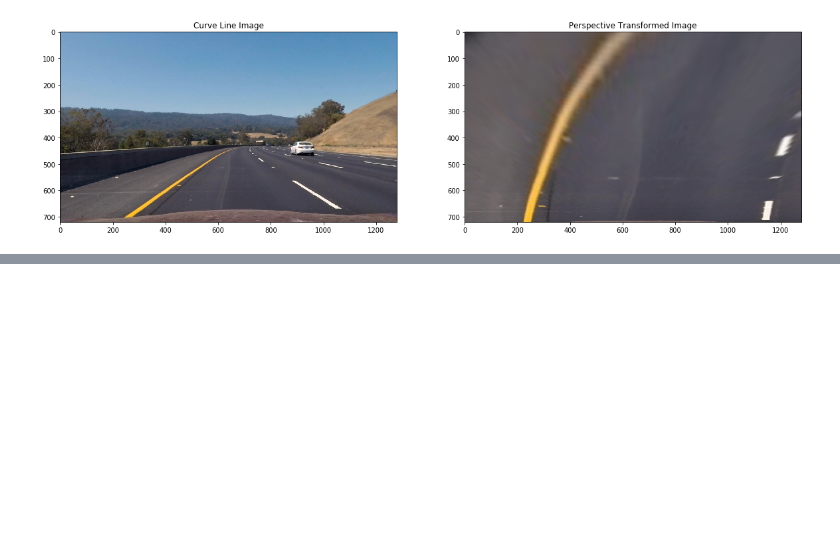
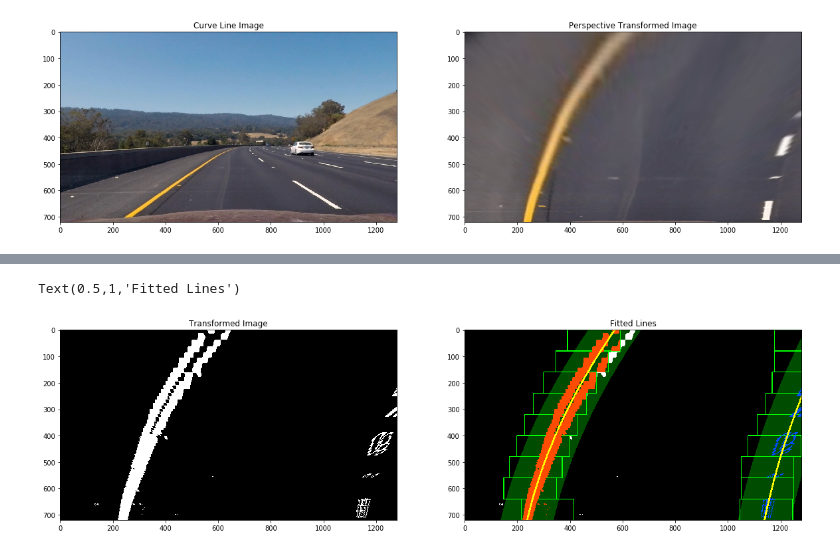
Before and after one commit to XQ-UT/CarND-Advanced-Lane-Lines, a Jupyter notebook: p4.ipynb, the cells around one changed output, grey strips where cells are left out. Drawn from its saved outputs; the diff is of its cells as text; code cells hidden in the pictures; blank space fills up the shorter version.

```diff
--- a/p4.ipynb
+++ b/p4.ipynb
@@ -218,0 +344,12 @@ Text(0.5,1,'Perspective Transformed Image')
+# %%
+left_fit, right_fit, out_img = find_left_right_lines(transformed_img)
+
+fig, (ax1, ax2) = plt.subplots(1,2, figsize=(20, 10))
+ax1.imshow(transformed_img, cmap= 'gray')
+ax1.set_title('Transformed Image')
+
+ax2.imshow(out_img)
+ax2.set_title('Fitted Lines')
+# %% [output]
+Text(0.5,1,'Fitted Lines')
+[figure, added]
```
Also changed, not shown: parts of 4 cells of this notebook.
